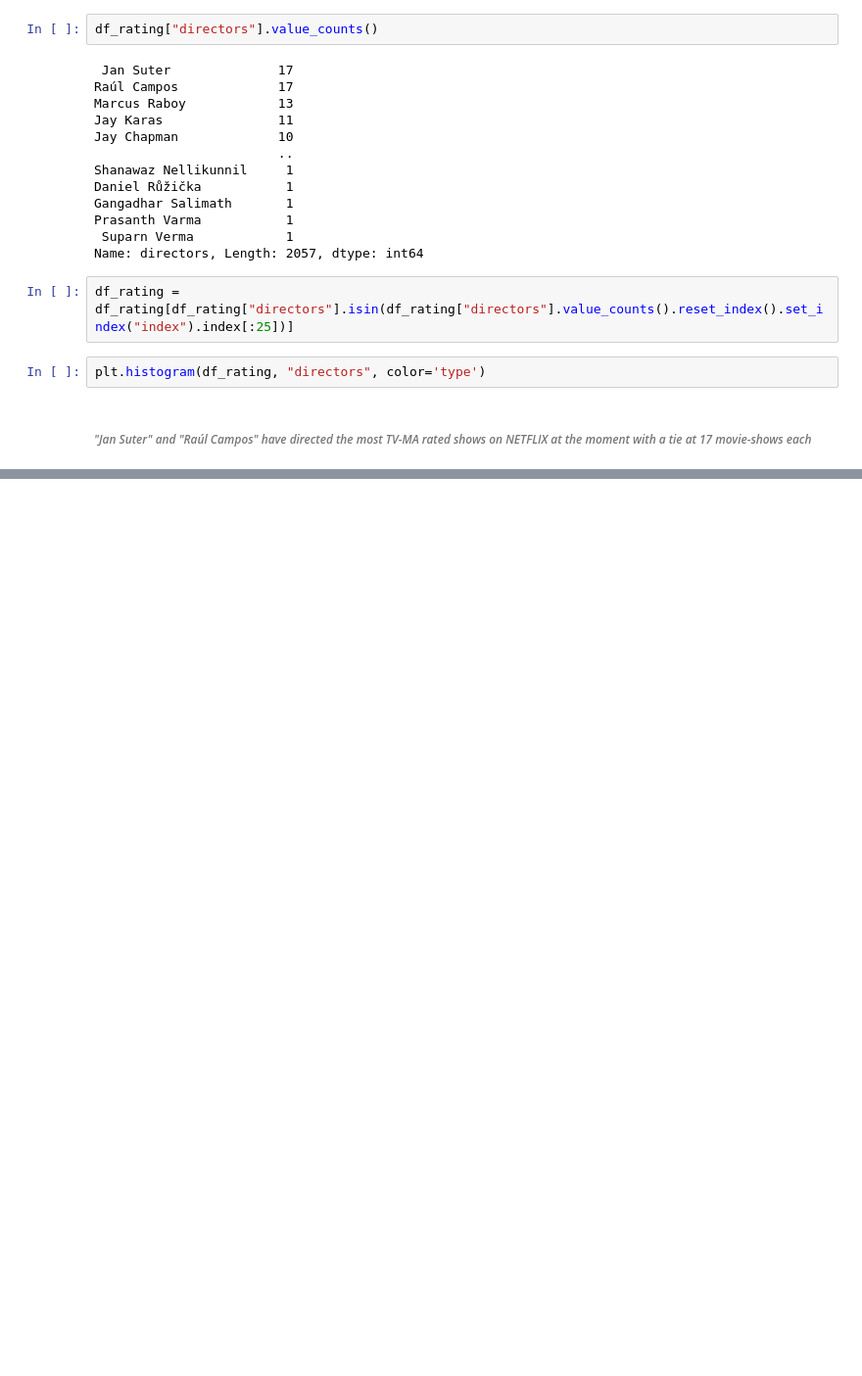
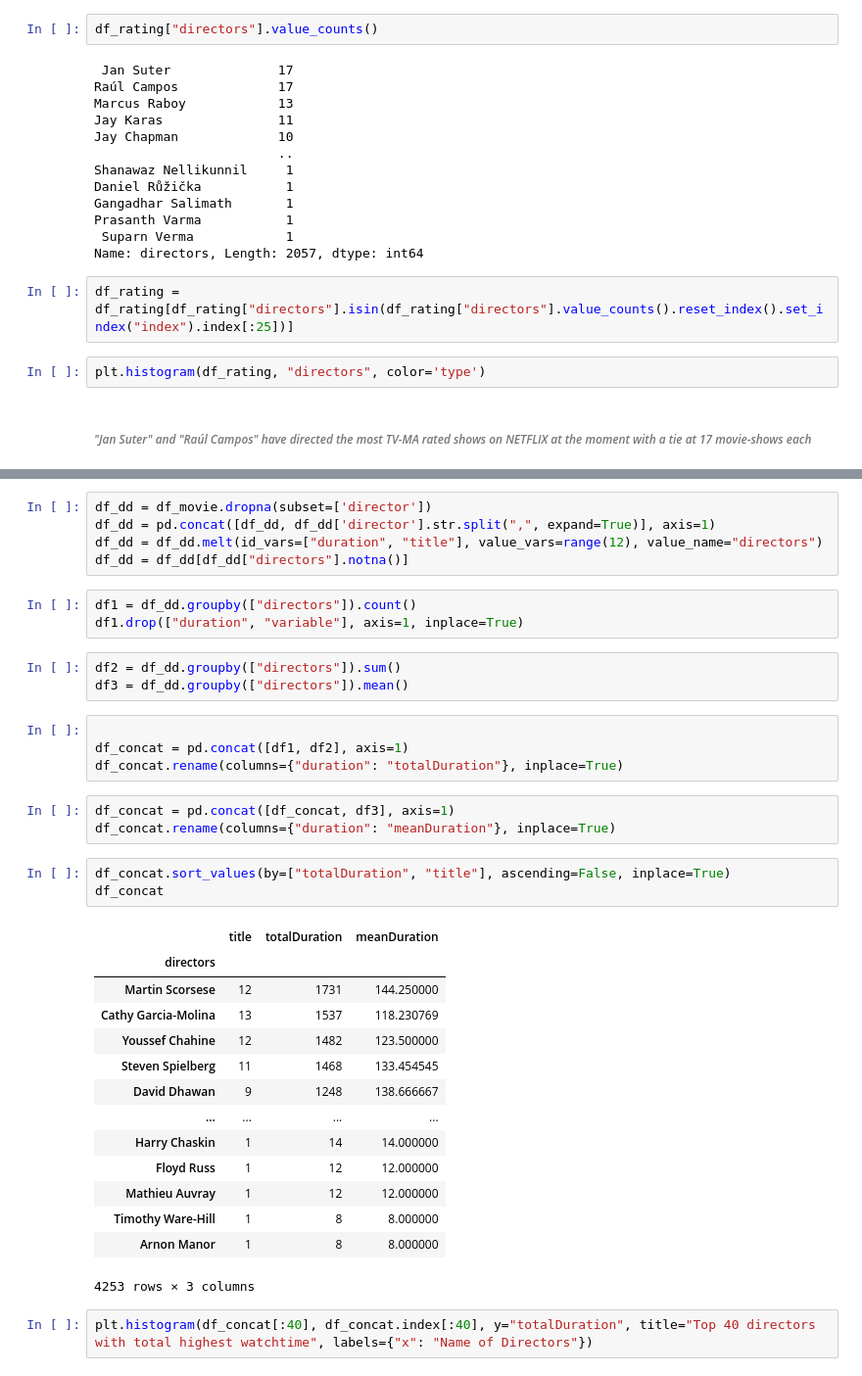
Before and after one commit to XxTyaftioNxX/EDA_netflix, a Jupyter notebook: netflix_eda.ipynb, the cells around one changed output, grey strips where cells are left out. Shown at 98% size. Drawn from its saved outputs; the diff is of its cells as text; blank space fills up the shorter version.

Commit message:
duration analysis

```diff
--- a/netflix_eda.ipynb
+++ b/netflix_eda.ipynb
@@ -314,0 +353,38 @@ Name: duration, Length: 6131, dtype: object
+# %%
+df_dd = df_movie.dropna(subset=['director'])
+df_dd = pd.concat([df_dd, df_dd['director'].str.split(",", expand=True)], axis=1)
+df_dd = df_dd.melt(id_vars=["duration", "title"], value_vars=range(12), value_name="directors")
+df_dd = df_dd[df_dd["directors"].notna()]
+# %%
+df1 = df_dd.groupby(["directors"]).count()
+df1.drop(["duration", "variable"], axis=1, inplace=True)
+# %%
+df2 = df_dd.groupby(["directors"]).sum()
+df3 = df_dd.groupby(["directors"]).mean()
+# %%
+
+df_concat = pd.concat([df1, df2], axis=1)
+df_concat.rename(columns={"duration": "totalDuration"}, inplace=True)
+# %%
+df_concat = pd.concat([df_concat, df3], axis=1)
+df_concat.rename(columns={"duration": "meanDuration"}, inplace=True)
+# %%
+df_concat.sort_values(by=["totalDuration", "title"], ascending=False, inplace=True)
+df_concat
+# %% [output]
+|  | title | totalDuration | meanDuration |
+| directors |  |  |  |
+| Martin Scorsese | 12 | 1731 | 144.250000 |
+| Cathy Garcia-Molina | 13 | 1537 | 118.230769 |
+| Youssef Chahine | 12 | 1482 | 123.500000 |
+| Steven Spielberg | 11 | 1468 | 133.454545 |
+| David Dhawan | 9 | 1248 | 138.666667 |
+| ... | ... | ... | ... |
+| Harry Chaskin | 1 | 14 | 14.000000 |
+| Floyd Russ | 1 | 12 | 12.000000 |
+| Mathieu Auvray | 1 | 12 | 12.000000 |
+| Timothy Ware-Hill | 1 | 8 | 8.000000 |
+| Arnon Manor | 1 | 8 | 8.000000 |
+4253 rows × 3 columns
+# %%
+plt.histogram(df_concat[:40], df_concat.index[:40], y="totalDuration", title="Top 40 directors with total highest watchtime", labels={"x": "Name of Directors"})
```
Also changed, not shown: parts of 49 cells of this notebook.
